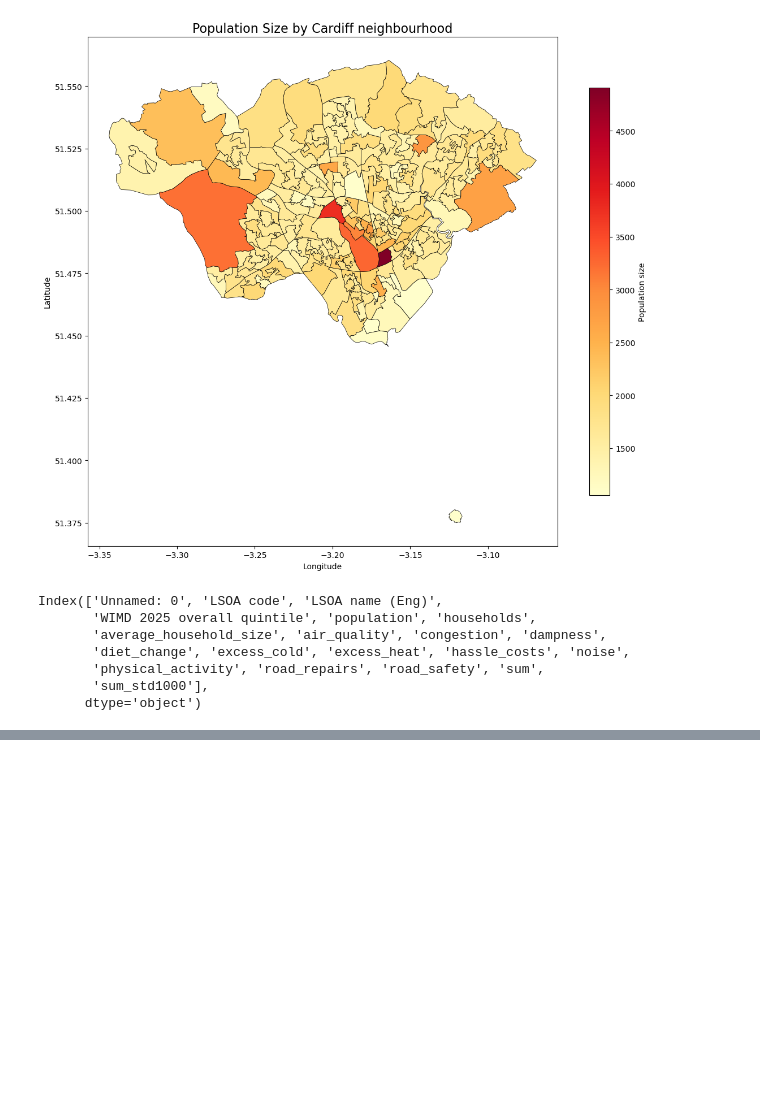
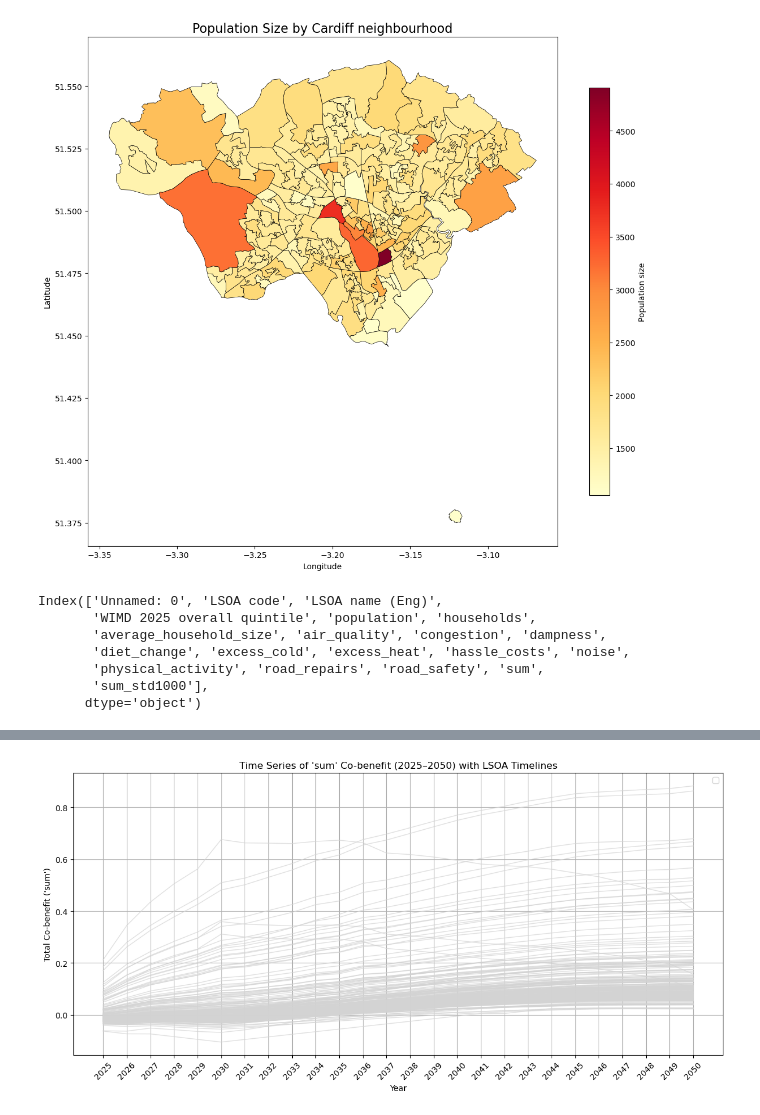
Before and after one commit to AuraFrizzati/VizElves2025, a Jupyter notebook: python_code/Explore_Level2_data.ipynb, the cells around one changed output, grey strips where cells are left out. Drawn from its saved outputs; the diff is of its cells as text; code cells hidden in the pictures; blank space fills up the shorter version.

```diff
--- a/python_code/Explore_Level2_data.ipynb
+++ b/python_code/Explore_Level2_data.ipynb
@@ -535,0 +578,29 @@ Index(['Unnamed: 0', 'LSOA code', 'LSOA name (Eng)',
+# %%
+import matplotlib.pyplot as plt
+
+# Filter for co-benefit_type == 'sum'
+df_sum = l2data_time[l2data_time['co-benefit_type'] == 'sum']
+
+# List of year columns
+year_cols = [str(year) for year in range(2025, 2051)]
+
+plt.figure(figsize=(12, 6))
+
+# Plot each LSOA's time series as light grey lines
+for _, row in df_sum.iterrows():
+    plt.plot(year_cols, row[year_cols], color='lightgrey', linewidth=1, alpha=0.7)
+
+# Plot the total as a bold line
+# yearly_totals = df_sum[year_cols].sum()
+# plt.plot(year_cols, yearly_totals, marker='o', color='blue', linewidth=2, label='Total')
+
+plt.title("Time Series of 'sum' Co-benefit (2025–2050) with LSOA Timelines")
+plt.xlabel("Year")
+plt.ylabel("Total Co-benefit ('sum')")
+plt.grid(True)
+plt.xticks(rotation=45)
+plt.legend()
+plt.tight_layout()
+plt.show()
+# %% [output]
+[figure, added]
```
Also changed, not shown: parts of 4 cells of this notebook, 1 other file.
